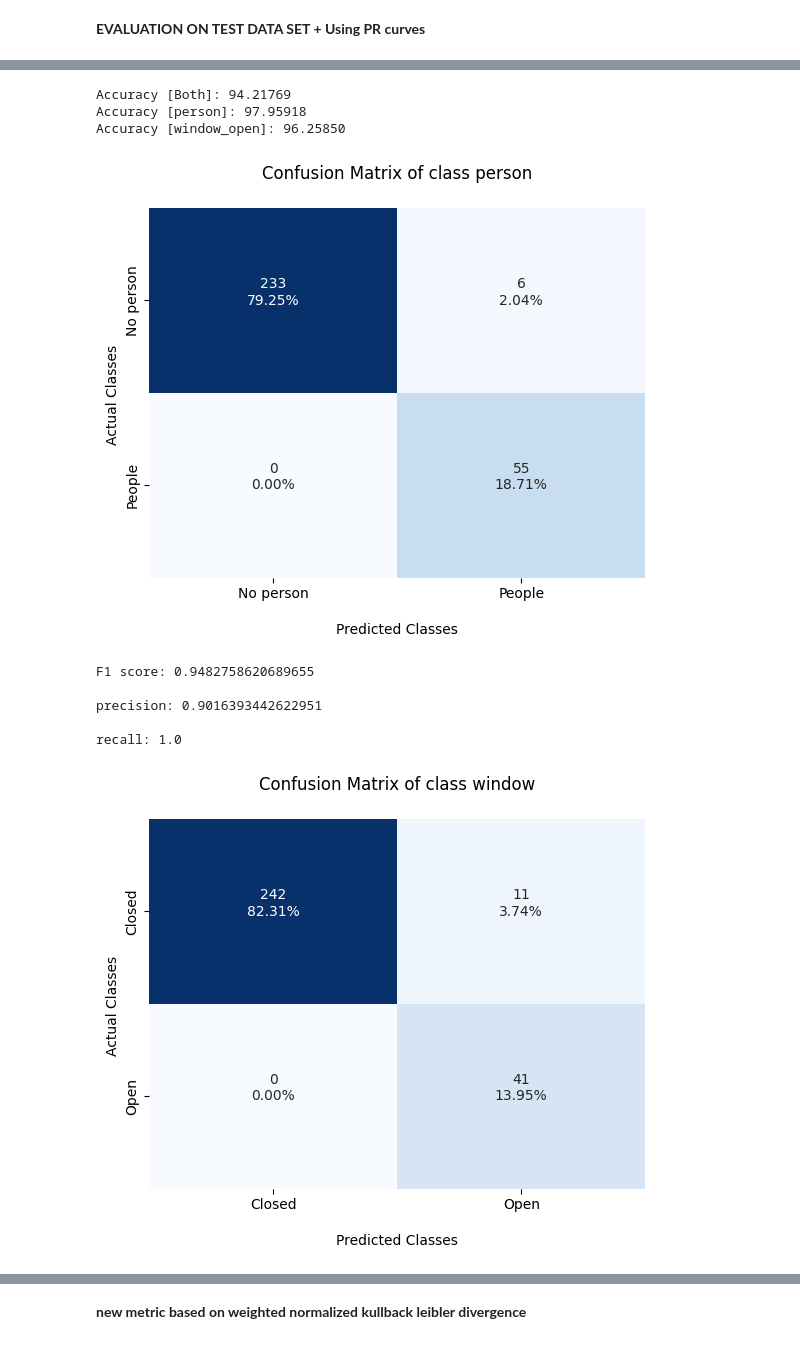
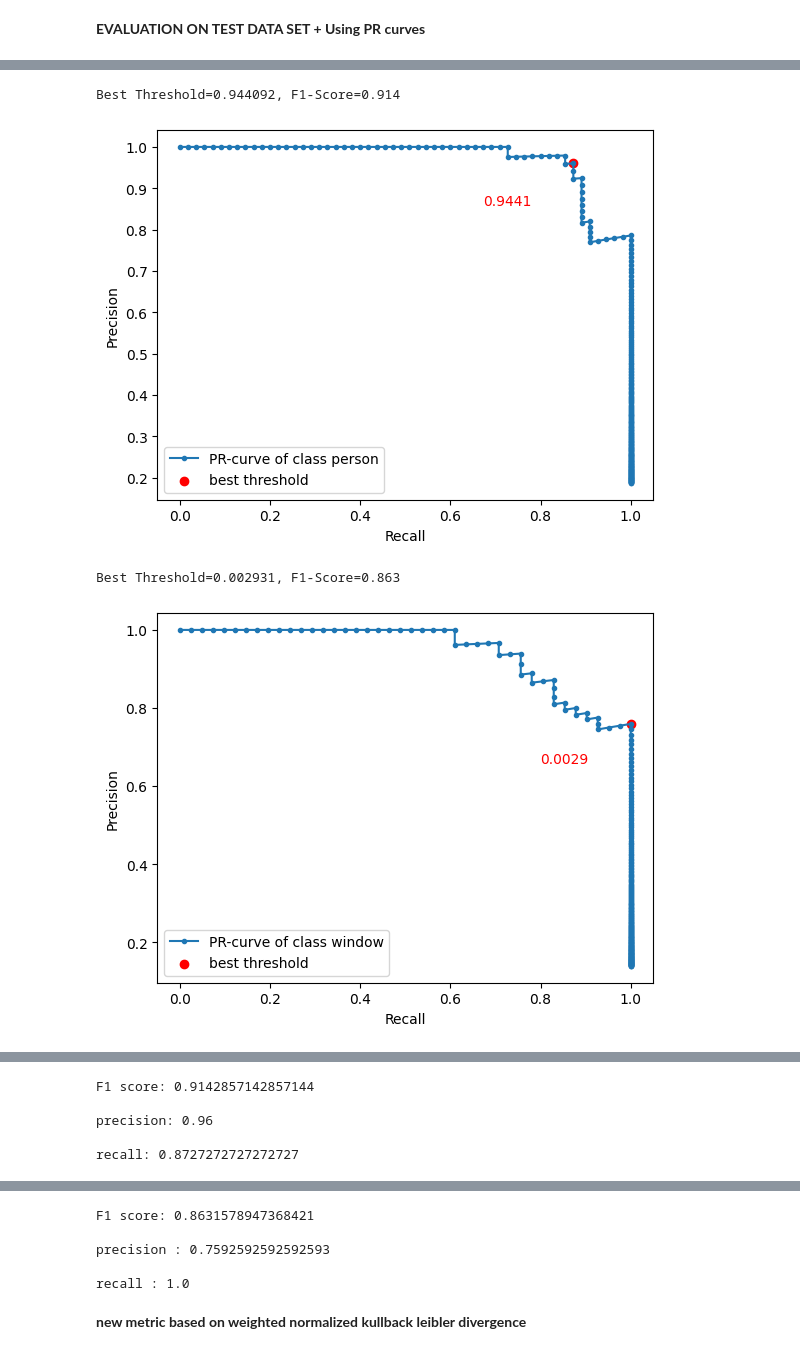
Before and after one commit to MajedNaN/TimeSeriesClassification, a Jupyter notebook: main.ipynb, the cells around one changed output, grey strips where cells are left out. Cells and saved outputs as stored; diff of their text form; code cells hidden in the pictures.

```diff
--- a/main.ipynb
+++ b/main.ipynb
@@ -684,49 +687,43 @@ test_preds = test_preds.long() ### to convert bool to int
 ###############################################################################################
 ###### use PR curve to get best threshold for each class on given test set
 ##############################################################################################
-# ## class person
-# threshold_person, _ = plot_PR_curve('person',test_targets[:,0],test_probas[:,0])
-# ### class window_open
-# threshold_window, _ =plot_PR_curve('window',test_targets[:,1],test_probas[:,1])
-# test_preds[:,0] = (test_probas[:,0]>=threshold_person)
-# test_preds[:,1] = (test_probas[:,1]>=threshold_window)
+## class person
+threshold_person, _ = plot_PR_curve('person',test_targets[:,0],test_probas[:,0])
+### class window_open
+threshold_window, _ =plot_PR_curve('window',test_targets[:,1],test_probas[:,1])
+test_preds[:,0] = (test_probas[:,0]>=threshold_person)
+test_preds[:,1] = (test_probas[:,1]>=threshold_window)
 #################################################################################################
 
 ## single label
 ### number of classes in validation set
 # n_classes = pd.DataFrame(test_targets).value_counts().shape[0]
 # plot_confusion(test_targets,test_preds,n_classes,name = 'person')
 # print(f'Accuracy: {(test_targets == test_preds).float().mean():0.5f}')
 # print(f'F1 score: {f1_score(test_targets,test_preds)}\n') # to get f1 score for each class use (average=None)
 # print(f'precision: {precision_score(test_targets,test_preds)}\n')
 # print(f'recall: {recall_score(test_targets,test_preds)}\n')
 
 ## multi label
 print(f'Accuracy [Both]: {(100/test_targets.shape[0])*torch.all((test_preds == test_targets),dim=1).sum():0.5f}') ## multi-label
 print(f'Accuracy [person]: {(100/test_targets.shape[0])*(test_preds[:,0] == test_targets[:,0]).sum():0.5f}') ## multi-label
 print(f'Accuracy [window_open]: {(100/test_targets.shape[0])*(test_preds[:,1] == test_targets[:,1]).sum():0.5f}') ## multi-label
 n_classes = test_targets.shape[1]
 
 ## person class
 plot_confusion(test_targets[:,0],test_preds[:,0],n_classes,name = 'person')
 print(f'F1 score: {f1_score(test_targets[:,0],test_preds[:,0])}\n')
 print(f'precision: {precision_score(test_targets[:,0],test_preds[:,0])}\n')
 print(f'recall: {recall_score(test_targets[:,0],test_preds[:,0])}\n')
 
 ### window class
 plot_confusion(test_targets[:,1],test_preds[:,1],n_classes,name = 'window')
 print(f'F1 score: {f1_score(test_targets[:,1],test_preds[:,1])}\n')
 print(f'precision : {precision_score(test_targets[:,1],test_preds[:,1])}\n')
 print(f'recall : {recall_score(test_targets[:,1],test_preds[:,1])}\n')
 # %% [output]
 [interactive output not drawn]
-Accuracy [Both]: 94.21769
-Accuracy [person]: 97.95918
-Accuracy [window_open]: 96.25850
+Best Threshold=0.944092, F1-Score=0.914
-[figure, old version]
+[figure, new version]
-F1 score: 0.9482758620689655
-
-precision: 0.9016393442622951
-
-recall: 1.0
+Best Threshold=0.002931, F1-Score=0.863
-[figure, old version]
+[figure, new version]
@@ -737,0 +734,5 @@ recall : 1.0
+F1 score: 0.9142857142857144
+
+precision: 0.96
+
+recall: 0.8727272727272727
@@ -738,3 +740,8 @@ recall : 1.0
+F1 score: 0.8631578947368421
+
+precision : 0.7592592592592593
+
+recall : 1.0
 # %% [markdown]
 **new metric based on weighted normalized kullback leibler divergence**
 # %%
```
Also changed, not shown: parts of 6 cells of this notebook, 6 other files.
